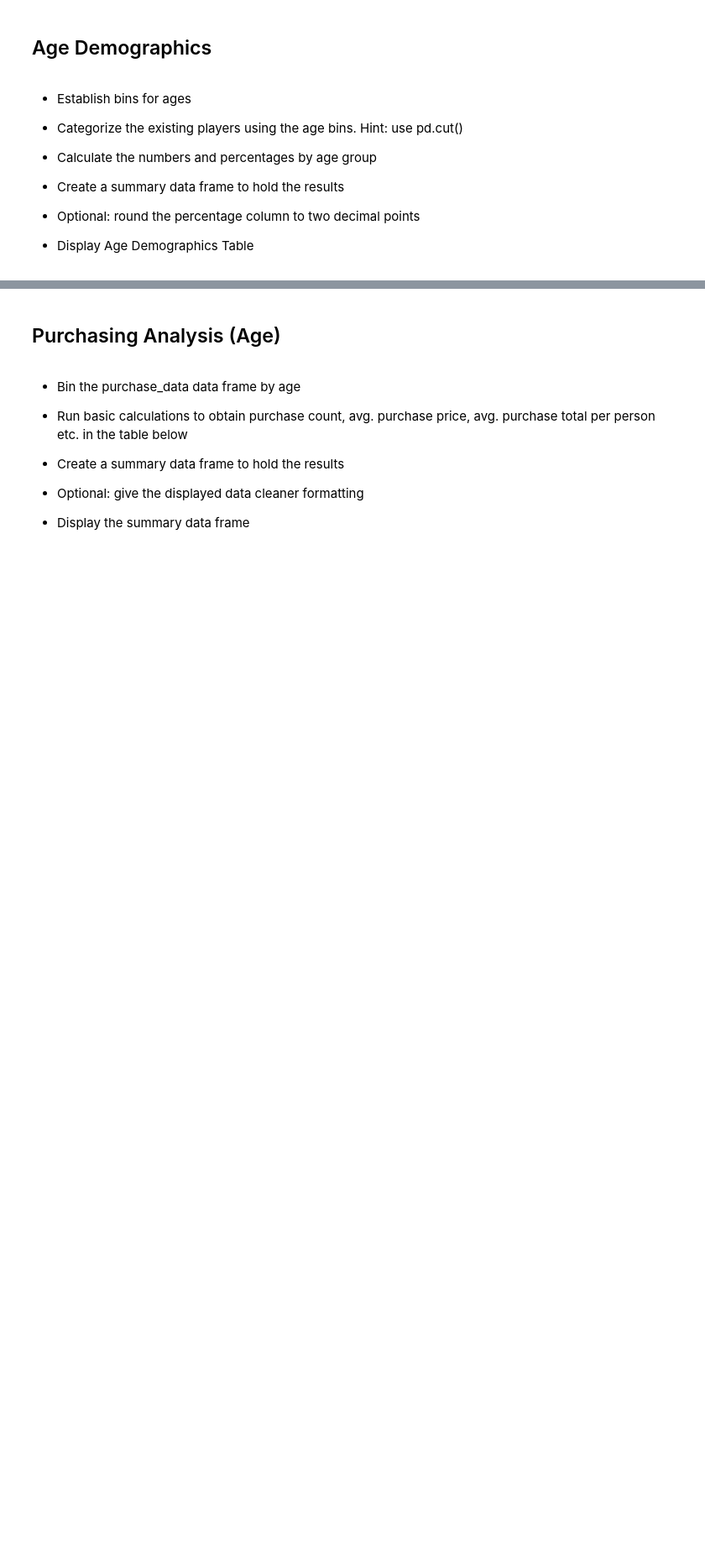
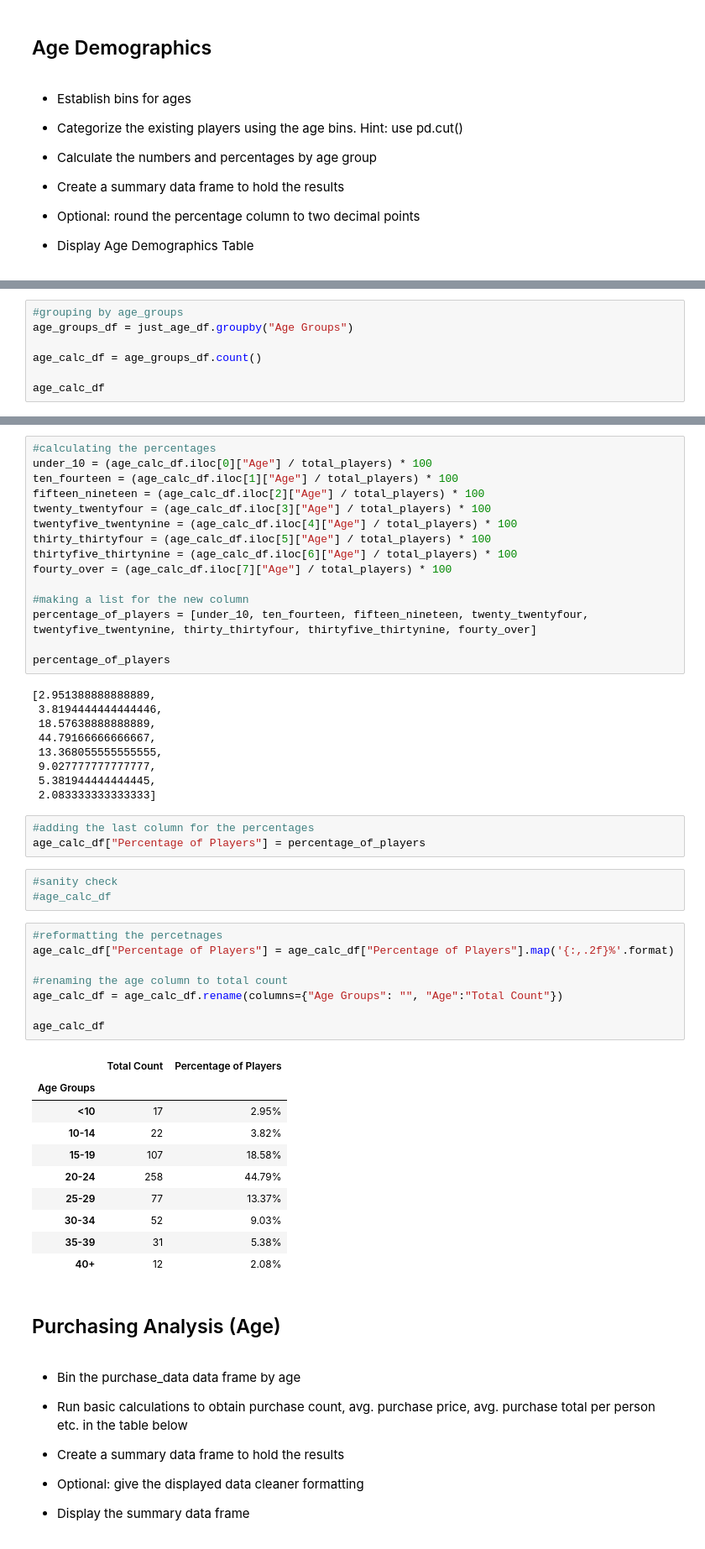
Before and after one commit to Ntorres95/pandas_challenge, a Jupyter notebook: HeroesOfPymoli_starter.ipynb, the cells around one changed output, grey strips where cells are left out. Shown at 84% size. Cells and saved outputs as stored; diff of their text form; blank space fills up the shorter version.

```diff
--- a/HeroesOfPymoli_starter.ipynb
+++ b/HeroesOfPymoli_starter.ipynb
@@ -328,0 +353,7 @@ gender_purchasing_analysis_df
+# %%
+#grouping by age_groups
+age_groups_df = just_age_df.groupby("Age Groups")
+
+age_calc_df = age_groups_df.count()
+
+age_calc_df
@@ -329,3 +371,52 @@ gender_purchasing_analysis_df
+# %%
+#calculating the percentages
+under_10 = (age_calc_df.iloc[0]["Age"] / total_players) * 100
+ten_fourteen = (age_calc_df.iloc[1]["Age"] / total_players) * 100
+fifteen_nineteen = (age_calc_df.iloc[2]["Age"] / total_players) * 100
+twenty_twentyfour = (age_calc_df.iloc[3]["Age"] / total_players) * 100
+twentyfive_twentynine = (age_calc_df.iloc[4]["Age"] / total_players) * 100
+thirty_thirtyfour = (age_calc_df.iloc[5]["Age"] / total_players) * 100
+thirtyfive_thirtynine = (age_calc_df.iloc[6]["Age"] / total_players) * 100
+fourty_over = (age_calc_df.iloc[7]["Age"] / total_players) * 100
+
+#making a list for the new column
+percentage_of_players = [under_10, ten_fourteen, fifteen_nineteen, twenty_twentyfour, twentyfive_twentynine, thirty_thirtyfour, thirtyfive_thirtynine, fourty_over]
+
+percentage_of_players
+# %% [output]
+[2.951388888888889,
+ 3.8194444444444446,
+ 18.57638888888889,
+ 44.79166666666667,
+ 13.368055555555555,
+ 9.027777777777777,
+ 5.381944444444445,
+ 2.083333333333333]
+# %%
+#adding the last column for the percentages
+age_calc_df["Percentage of Players"] = percentage_of_players
+# %%
+#sanity check
+#age_calc_df
+# %%
+#reformatting the percetnages
+age_calc_df["Percentage of Players"] = age_calc_df["Percentage of Players"].map('{:,.2f}%'.format)
+
+#renaming the age column to total count
+age_calc_df = age_calc_df.rename(columns={"Age Groups": "", "Age":"Total Count"})
+
+age_calc_df
+# %% [output]
+|  | Total Count | Percentage of Players |
+| Age Groups |  |  |
+| <10 | 17 | 2.95% |
+| 10-14 | 22 | 3.82% |
+| 15-19 | 107 | 18.58% |
+| 20-24 | 258 | 44.79% |
+| 25-29 | 77 | 13.37% |
+| 30-34 | 52 | 9.03% |
+| 35-39 | 31 | 5.38% |
+| 40+ | 12 | 2.08% |
 # %% [markdown]
 ## Purchasing Analysis (Age)
 # %% [markdown]
```
Also changed, not shown: parts of 13 cells of this notebook.
